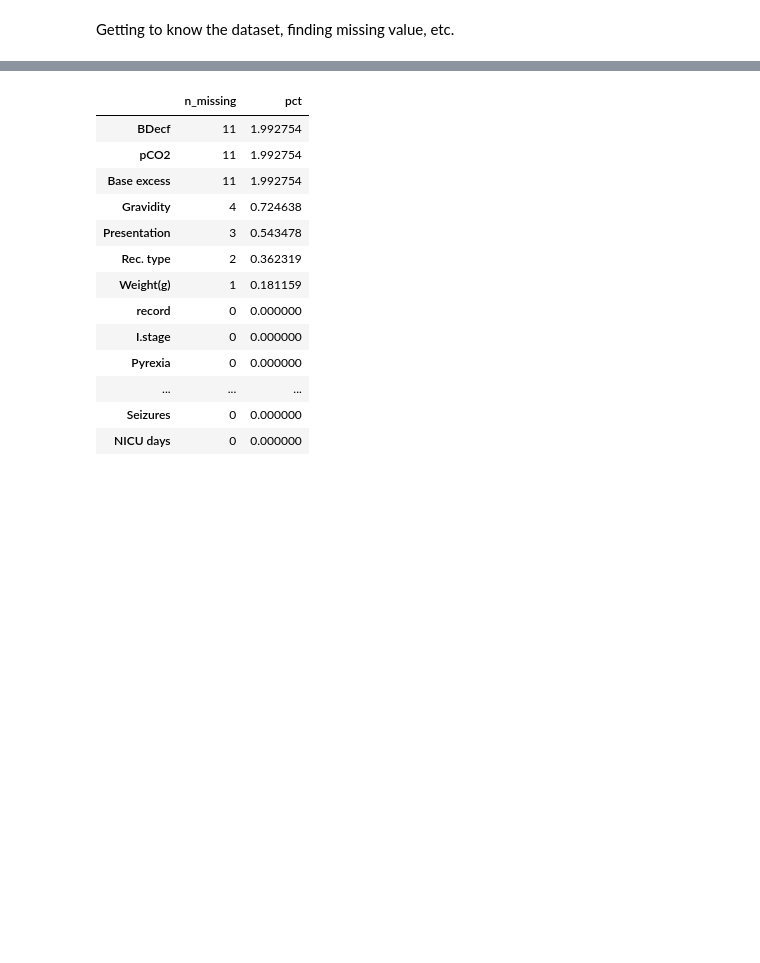
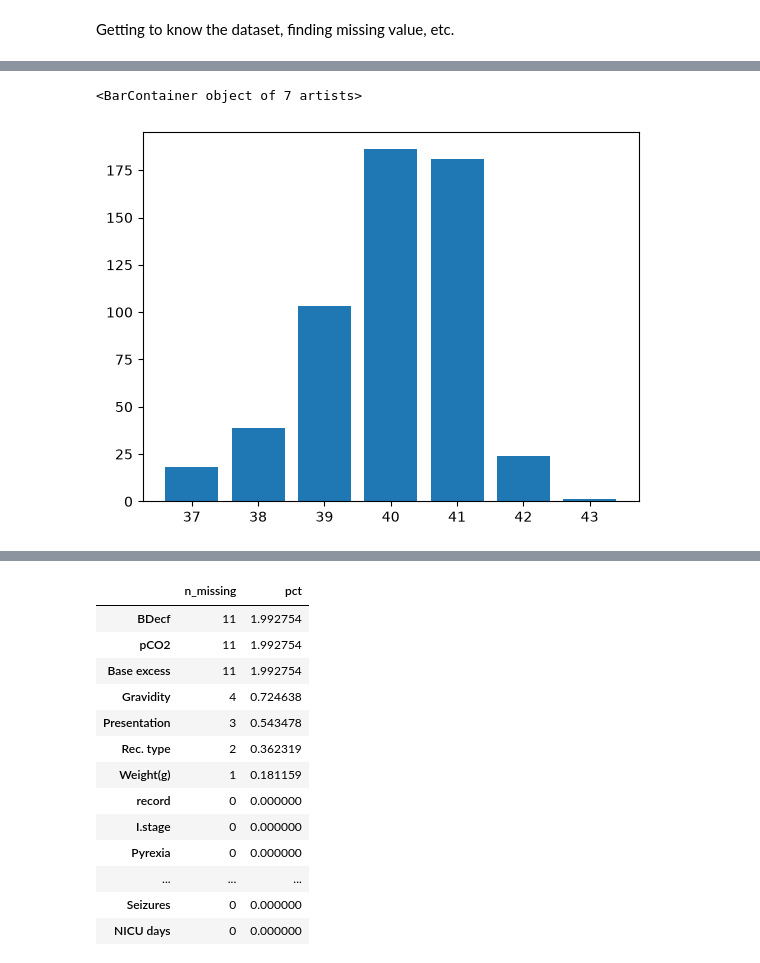
Before and after one commit to trnnstella/Fetal-health-analysis, a Jupyter notebook: fetal-health.ipynb, the cells around one changed output, grey strips where cells are left out. Cells and saved outputs as stored; diff of their text form; code cells hidden in the pictures; blank space fills up the shorter version.

```diff
--- a/fetal-health.ipynb
+++ b/fetal-health.ipynb
@@ -130,0 +136,5 @@ Getting to know the dataset, finding missing value, etc.
+# %%
+plt.bar(df_clinical["Gest. weeks"].value_counts().index, df_clinical["Gest. weeks"].value_counts().values)
+# %% [output]
+<BarContainer object of 7 artists>
+[figure, added]
```
Also changed, not shown: parts of 7 cells of this notebook.
